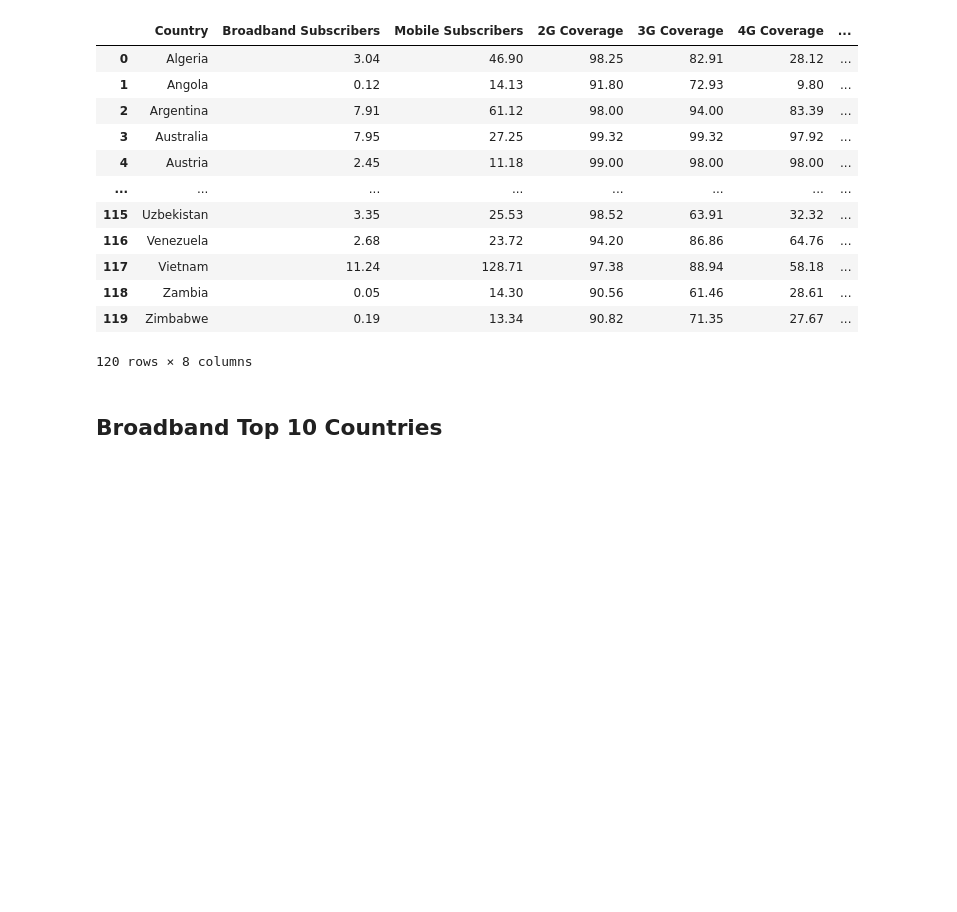
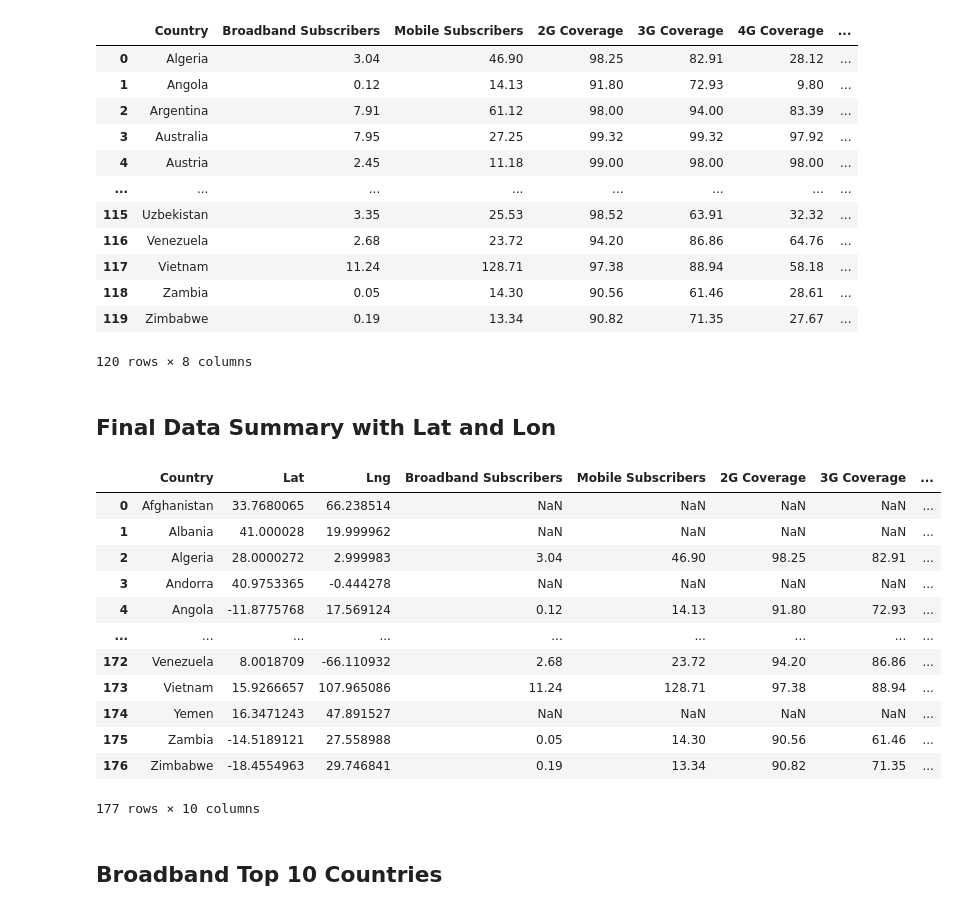
Before and after one commit to tiascott01/07_GroupProject1, a Jupyter notebook: Broadband v Mobile/Data Cleaning Aggregate.ipynb, the cells around one changed output. Saved outputs shown, nothing was run; the diff lists cells and outputs as text; code cells hidden in the pictures; blank space fills up the shorter version.

```diff
--- a/Broadband v Mobile/Data Cleaning Aggregate.ipynb
+++ b/Broadband v Mobile/Data Cleaning Aggregate.ipynb
@@ -139,6 +137,47 @@ internet_summary
 | 118 | Zambia | 0.05 | 14.30 | 90.56 | 61.46 | 28.61 | ... |
 | 119 | Zimbabwe | 0.19 | 13.34 | 90.82 | 71.35 | 27.67 | ... |
 120 rows × 8 columns
+# %% [markdown]
+## Final Data Summary with Lat and Lon
+# %%
+#Merge Internet Subscriber Summary with Latitude and Longitudes
+#load the data
+subscriber_data_to_load = Path("Resources/internet_subscriber_summary_.csv")
+latlon_data_to_load = Path("Resources/coordinates.csv")
+
+#Read the data
+subscriber_data = pd.read_csv(subscriber_data_to_load)
+latlon_data = pd.read_csv(latlon_data_to_load)
+
+#Merge the data on the Country dolumn
+subscriber_data_complete = pd.merge(latlon_data, subscriber_data, how="left", on=["Country", "Country"])
+
+#Rename two columns
+new_columns = {'Latitude': 'Lat',
+               'Longitude': 'Lng'}
+
+subscriber_data_complete.rename(columns=new_columns, inplace=True)
+
+#Drop an unnecessary column
+unwanted_column = ['Unnamed: 0']
+subscriber_data_complete.drop(columns=unwanted_column, inplace=True)
+
+#Show
+subscriber_data_complete
+# %% [output]
+|  | Country | Lat | Lng | Broadband Subscribers | Mobile Subscribers | 2G Coverage | 3G Coverage | ... |
+| 0 | Afghanistan | 33.7680065 | 66.238514 | NaN | NaN | NaN | NaN | ... |
+| 1 | Albania | 41.000028 | 19.999962 | NaN | NaN | NaN | NaN | ... |
+| 2 | Algeria | 28.0000272 | 2.999983 | 3.04 | 46.90 | 98.25 | 82.91 | ... |
+| 3 | Andorra | 40.9753365 | -0.444278 | NaN | NaN | NaN | NaN | ... |
+| 4 | Angola | -11.8775768 | 17.569124 | 0.12 | 14.13 | 91.80 | 72.93 | ... |
+| ... | ... | ... | ... | ... | ... | ... | ... | ... |
+| 172 | Venezuela | 8.0018709 | -66.110932 | 2.68 | 23.72 | 94.20 | 86.86 | ... |
+| 173 | Vietnam | 15.9266657 | 107.965086 | 11.24 | 128.71 | 97.38 | 88.94 | ... |
+| 174 | Yemen | 16.3471243 | 47.891527 | NaN | NaN | NaN | NaN | ... |
+| 175 | Zambia | -14.5189121 | 27.558988 | 0.05 | 14.30 | 90.56 | 61.46 | ... |
+| 176 | Zimbabwe | -18.4554963 | 29.746841 | 0.19 | 13.34 | 90.82 | 71.35 | ... |
+177 rows × 10 columns
 # %% [markdown]
 ## Broadband Top 10 Countries
 # %%
```
Also changed, not shown: parts of 15 cells of this notebook.
